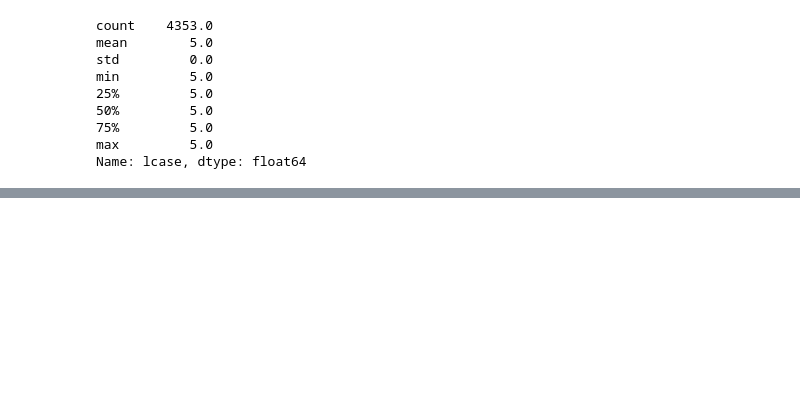
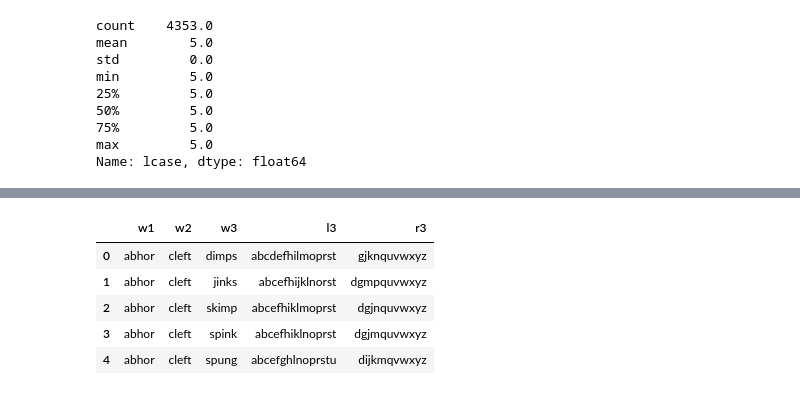
Before and after one commit to mike-babb/wordle_fun, a Jupyter notebook: five_groups_of_five_v4.ipynb, the cells around one changed output, grey strips where cells are left out. Saved outputs shown, nothing was run; the diff lists cells and outputs as text; code cells hidden in the pictures; blank space fills up the shorter version.

```diff
--- a/five_groups_of_five_v4.ipynb
+++ b/five_groups_of_five_v4.ipynb
@@ -136,0 +242,9 @@ def add_that_shit(m1, m2):
+# %%
+test_df.head()
+# %% [output]
+|  | w1 | w2 | w3 | l3 | r3 |
+| 0 | abhor | cleft | dimps | abcdefhilmoprst | gjknquvwxyz |
+| 1 | abhor | cleft | jinks | abcefhijklnorst | dgmpquvwxyz |
+| 2 | abhor | cleft | skimp | abcefhiklmoprst | dgjnquvwxyz |
+| 3 | abhor | cleft | spink | abcefhiklnoprst | dgjmquvwxyz |
+| 4 | abhor | cleft | spung | abcefghlnoprstu | dijkmqvwxyz |
```
Also changed, not shown: parts of 81 cells of this notebook, 7 other files.
